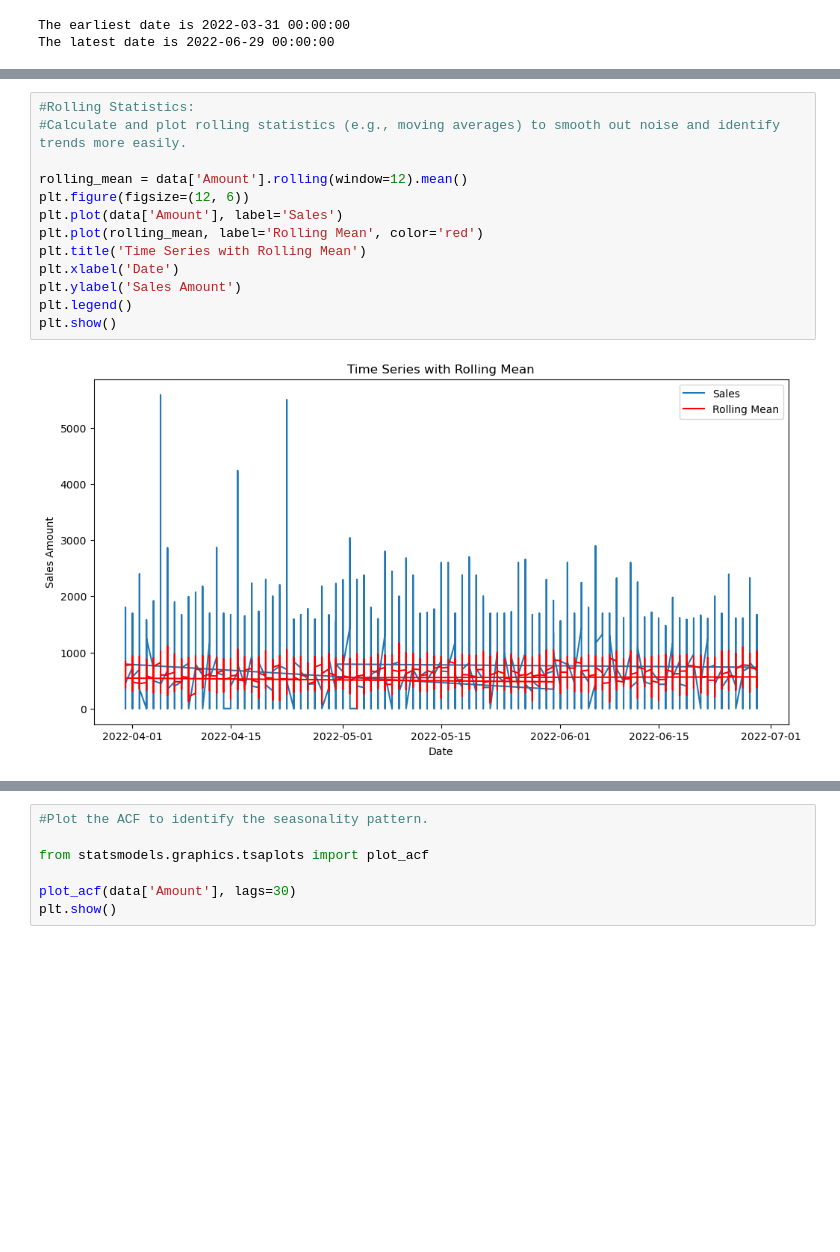
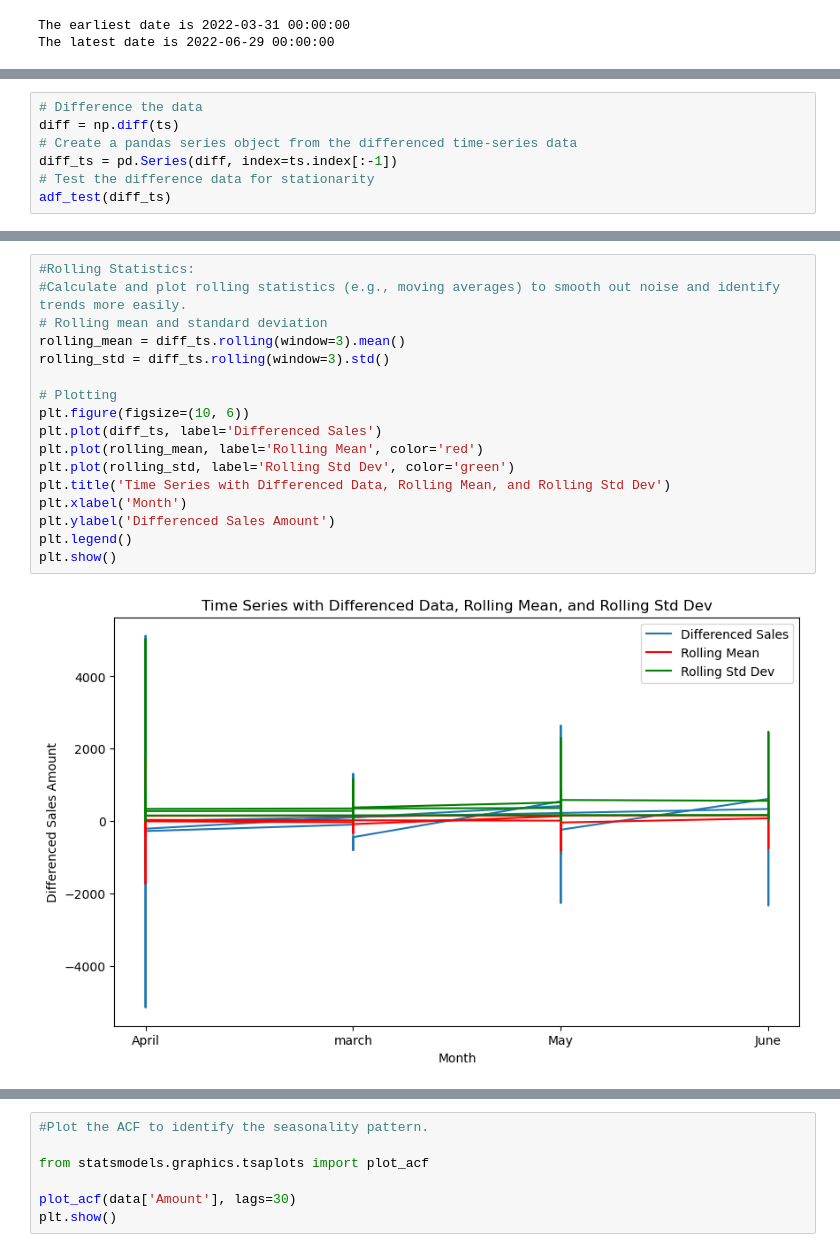
Before and after one commit to alfreddcm/dataanal, a Jupyter notebook: amazon-e-commerce-sales-dataset.ipynb, the cells around one changed output, grey strips where cells are left out. Cells and saved outputs as stored; diff of their text form; blank space fills up the shorter version.

```diff
--- a/amazon-e-commerce-sales-dataset.ipynb
+++ b/amazon-e-commerce-sales-dataset.ipynb
@@ -245,0 +231,7 @@ plt.show()
+# %%
+# Difference the data
+diff = np.diff(ts)
+# Create a pandas series object from the differenced time-series data
+diff_ts = pd.Series(diff, index=ts.index[:-1])
+# Test the difference data for stationarity
+adf_test(diff_ts)
@@ -246,18 +257,22 @@ plt.show()
 # %%
 #Rolling Statistics:
 #Calculate and plot rolling statistics (e.g., moving averages) to smooth out noise and identify trends more easily.
+# Rolling mean and standard deviation
+rolling_mean = diff_ts.rolling(window=3).mean()
+rolling_std = diff_ts.rolling(window=3).std()
 
-rolling_mean = data['Amount'].rolling(window=12).mean()
-plt.figure(figsize=(12, 6))
-plt.plot(data['Amount'], label='Sales')
+# Plotting
+plt.figure(figsize=(10, 6))
+plt.plot(diff_ts, label='Differenced Sales')
 plt.plot(rolling_mean, label='Rolling Mean', color='red')
-plt.title('Time Series with Rolling Mean')
-plt.xlabel('Date')
-plt.ylabel('Sales Amount')
+plt.plot(rolling_std, label='Rolling Std Dev', color='green')
+plt.title('Time Series with Differenced Data, Rolling Mean, and Rolling Std Dev')
+plt.xlabel('Month')
+plt.ylabel('Differenced Sales Amount')
 plt.legend()
 plt.show()
 # %% [output]
-[figure, old version]
+[figure, new version]
 # %%
 #Decomposition:
 #Decompose the time series into trend, seasonality, and residual components.
```
Also changed, not shown: parts of 23 cells of this notebook.
